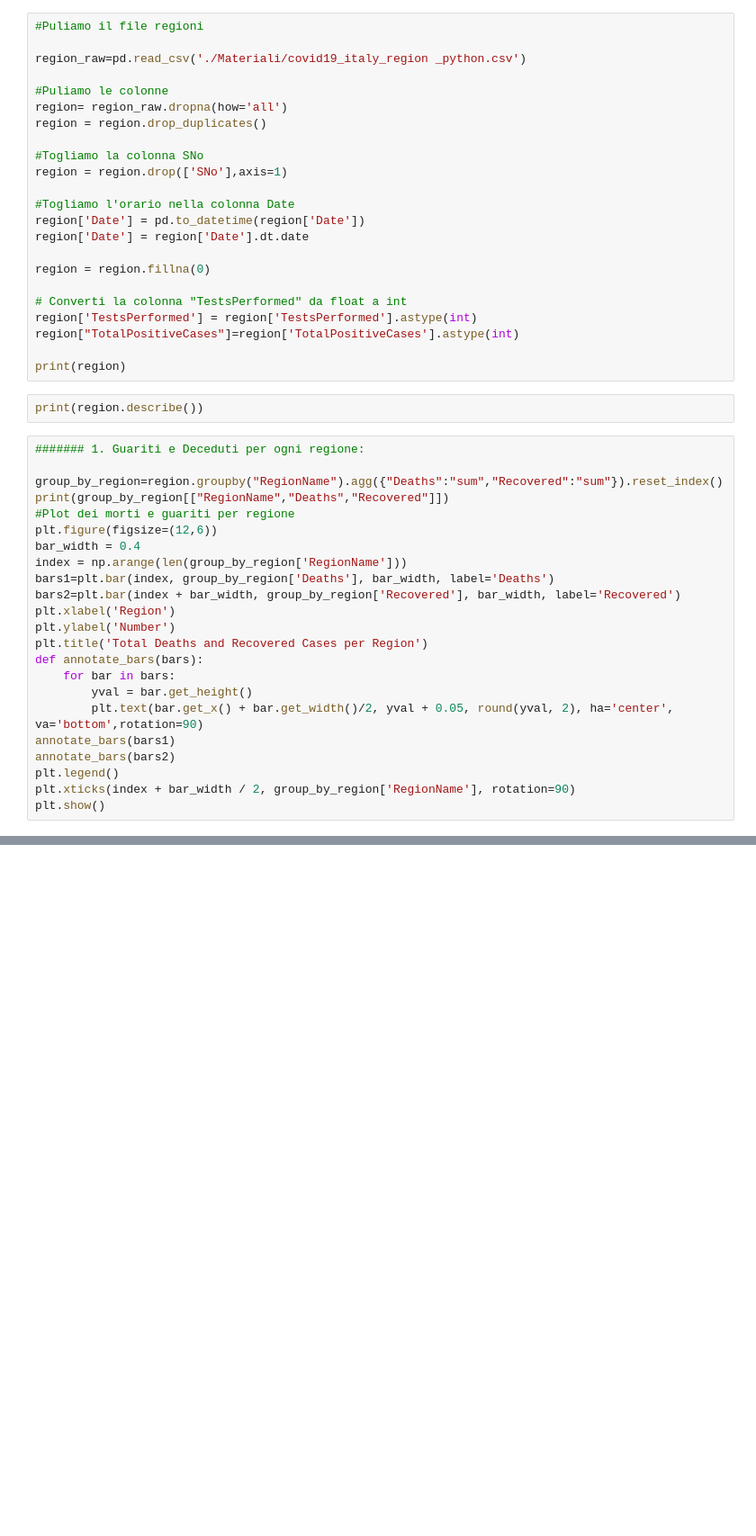
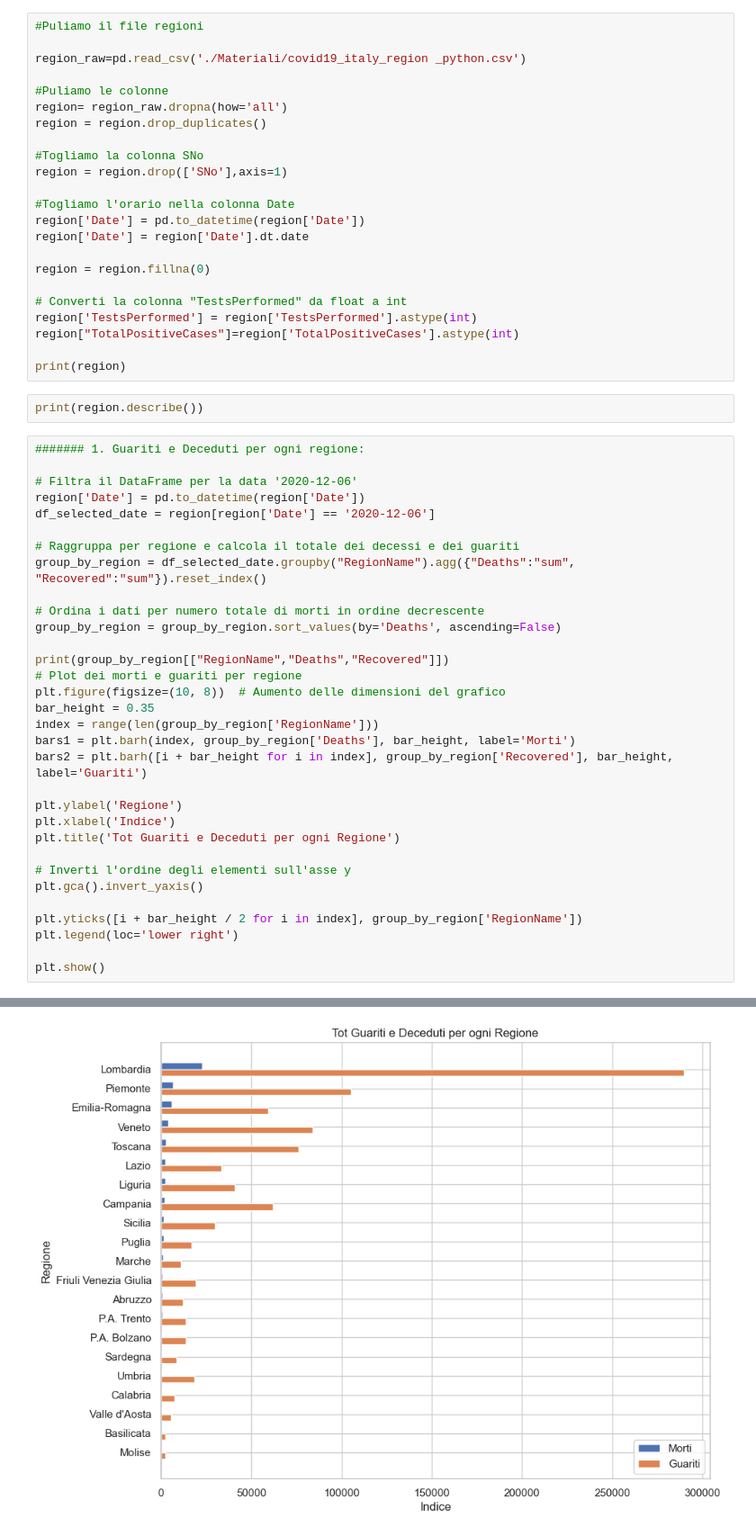
Before and after one commit to SofiaLiossis/Python_Module, a Jupyter notebook: BW/Eserc1.ipynb, the cells around one changed output, grey strips where cells are left out. Shown at 90% size. Cells and saved outputs as stored; diff of their text form; blank space fills up the shorter version.

```diff
--- a/BW/Eserc1.ipynb
+++ b/BW/Eserc1.ipynb
@@ -68,26 +68,36 @@ region["TotalPositiveCases"]=region['TotalPositiveCases'].astype(int)
 print(region)
 # %%
 print(region.describe())
-# %%
-####### 1. Guariti e Deceduti per ogni regione:
-
-group_by_region=region.groupby("RegionName").agg({"Deaths":"sum","Recovered":"sum"}).reset_index()
-print(group_by_region[["RegionName","Deaths","Recovered"]])
-#Plot dei morti e guariti per regione
-plt.figure(figsize=(12,6))
-bar_width = 0.4
-index = np.arange(len(group_by_region['RegionName']))
-bars1=plt.bar(index, group_by_region['Deaths'], bar_width, label='Deaths')
-bars2=plt.bar(index + bar_width, group_by_region['Recovered'], bar_width, label='Recovered')
-plt.xlabel('Region')
-plt.ylabel('Number')
-plt.title('Total Deaths and Recovered Cases per Region')
-def annotate_bars(bars):
-    for bar in bars:
-        yval = bar.get_height()
-        plt.text(bar.get_x() + bar.get_width()/2, yval + 0.05, round(yval, 2), ha='center', va='bottom',rotation=90)
-annotate_bars(bars1)
-annotate_bars(bars2)
-plt.legend()
-plt.xticks(index + bar_width / 2, group_by_region['RegionName'], rotation=90)
-plt.show()
+# %%
+####### 1. Guariti e Deceduti per ogni regione:
+
+# Filtra il DataFrame per la data '2020-12-06'
+region['Date'] = pd.to_datetime(region['Date'])
+df_selected_date = region[region['Date'] == '2020-12-06']
+
+# Raggruppa per regione e calcola il totale dei decessi e dei guariti
+group_by_region = df_selected_date.groupby("RegionName").agg({"Deaths":"sum", "Recovered":"sum"}).reset_index()
+
+# Ordina i dati per numero totale di morti in ordine decrescente
+group_by_region = group_by_region.sort_values(by='Deaths', ascending=False)
+
+print(group_by_region[["RegionName","Deaths","Recovered"]])
+# Plot dei morti e guariti per regione
+plt.figure(figsize=(10, 8))  # Aumento delle dimensioni del grafico
+bar_height = 0.35
+index = range(len(group_by_region['RegionName']))
+bars1 = plt.barh(index, group_by_region['Deaths'], bar_height, label='Morti')
+bars2 = plt.barh([i + bar_height for i in index], group_by_region['Recovered'], bar_height, label='Guariti')
+
+plt.ylabel('Regione')
+plt.xlabel('Indice')
+plt.title('Tot Guariti e Deceduti per ogni Regione')
+
+# Inverti l'ordine degli elementi sull'asse y
+plt.gca().invert_yaxis()
+
+plt.yticks([i + bar_height / 2 for i in index], group_by_region['RegionName'])
+plt.legend(loc='lower right')
+
+plt.show()
+# %% [output]
@@ -94,3 +121,4 @@ plt.show()
+[figure, added]
 # %%
 ###### 2.Del totale TotalPositiveCases, vogliamo vedere quanti HospitalizedPatients,IntensiveCarePatients e HomeConfinement
 # Filtra per la data desiderata (ultima data, che ci da un possibile il totale)
```
Also changed, not shown: parts of 14 cells of this notebook, 3 other files.
